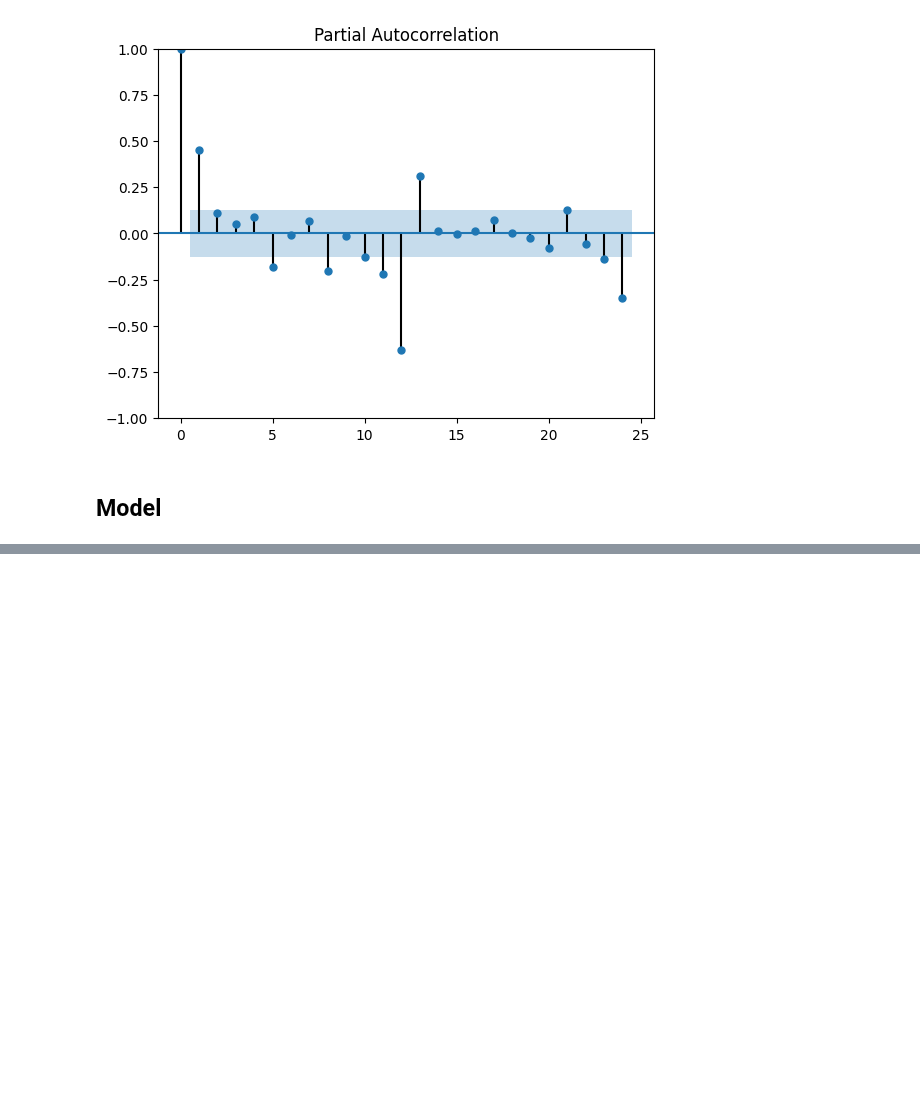
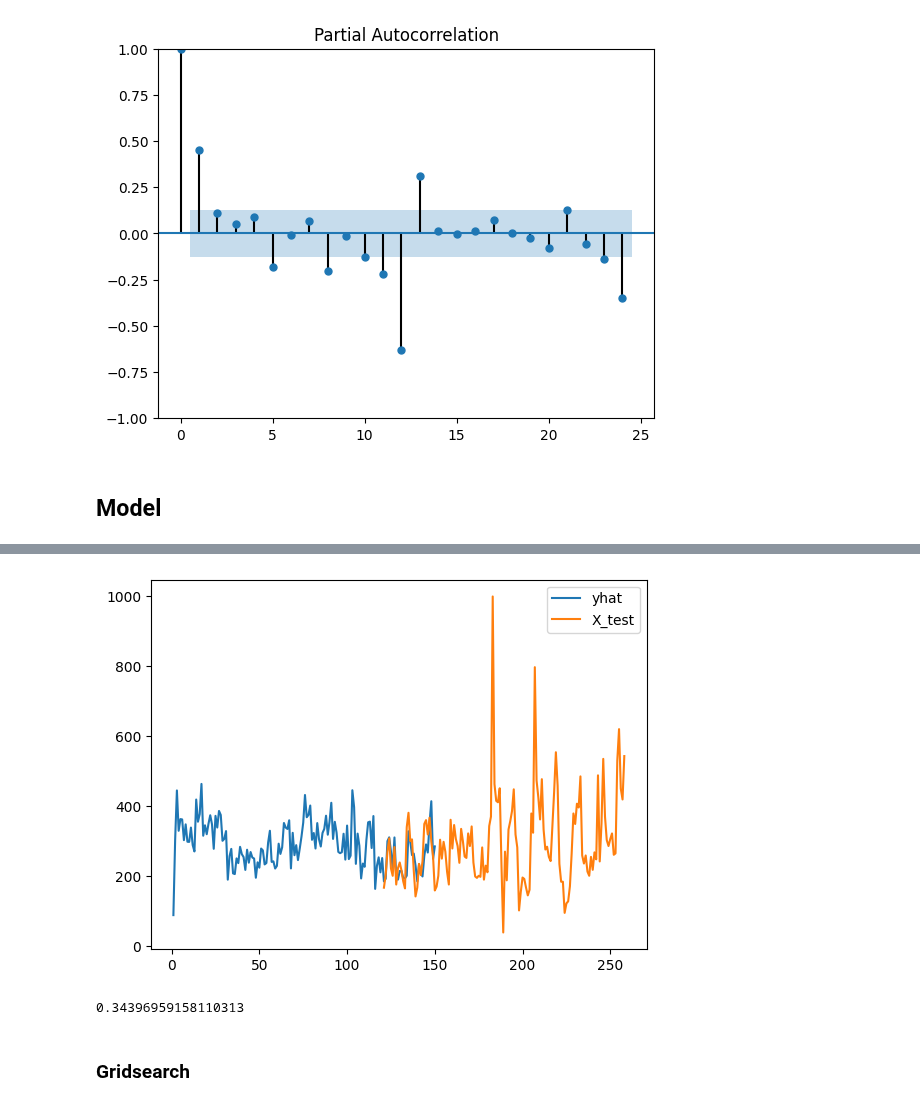
Before and after one commit to zuivu/porsche-forecast-sale, a Jupyter notebook: Stefan1.ipynb, the cells around one changed output, grey strips where cells are left out. Drawn from its saved outputs; the diff is of its cells as text; code cells hidden in the pictures; blank space fills up the shorter version.

```diff
--- a/Stefan1.ipynb
+++ b/Stefan1.ipynb
@@ -294,0 +347,3 @@ for i, (train_index, test_index) in enumerate(tscv.split(X_in, y)):
+# %%
+df_train = data_intA[used_columns]
+df_train
@@ -294,0 +364,3 @@ for i, (train_index, test_index) in enumerate(tscv.split(X_in, y)):
+# %%
+# df_train as time series
+df_train = df_train.set_index('month')
@@ -294,0 +399,16 @@ for i, (train_index, test_index) in enumerate(tscv.split(X_in, y)):
+# %%
+# train set = first 240 months
+X_train = df_a01.iloc[:150]
+# test set = last 18 months
+X_test = df_a01.iloc[-138:]
+
+X_train_exog = df_train.iloc[:150]
+# %%
+# arima model
+from statsmodels.tsa.arima.model import ARIMA
+# sarima model
+from statsmodels.tsa.statespace.sarimax import SARIMAX
+
+# fit model
+model = SARIMAX(X_train, order=(1,0,2), seasonal_order=(1,0,1,12), exog=X_train_exog)
+model_fit = model.fit()
@@ -294,0 +434,21 @@ for i, (train_index, test_index) in enumerate(tscv.split(X_in, y)):
+# %%
+# predict the next 18 months
+yhat = model_fit.predict(steps=len(X_test))
+
+# compare yhat and X_test and add legend
+plt.plot(yhat)
+plt.plot(X_test)
+plt.legend(['yhat','X_test'])
+plt.show()
+# %% [output]
+[figure, added]
+# %%
+# calculate mape
+from sklearn.metrics import mean_absolute_percentage_error
+
+mape = mean_absolute_percentage_error(X_test, yhat)
+print(mape)
+# %% [output]
+0.34396959158110313
+# %% [markdown]
+### Gridsearch
```
Also changed, not shown: parts of 16 cells of this notebook.
